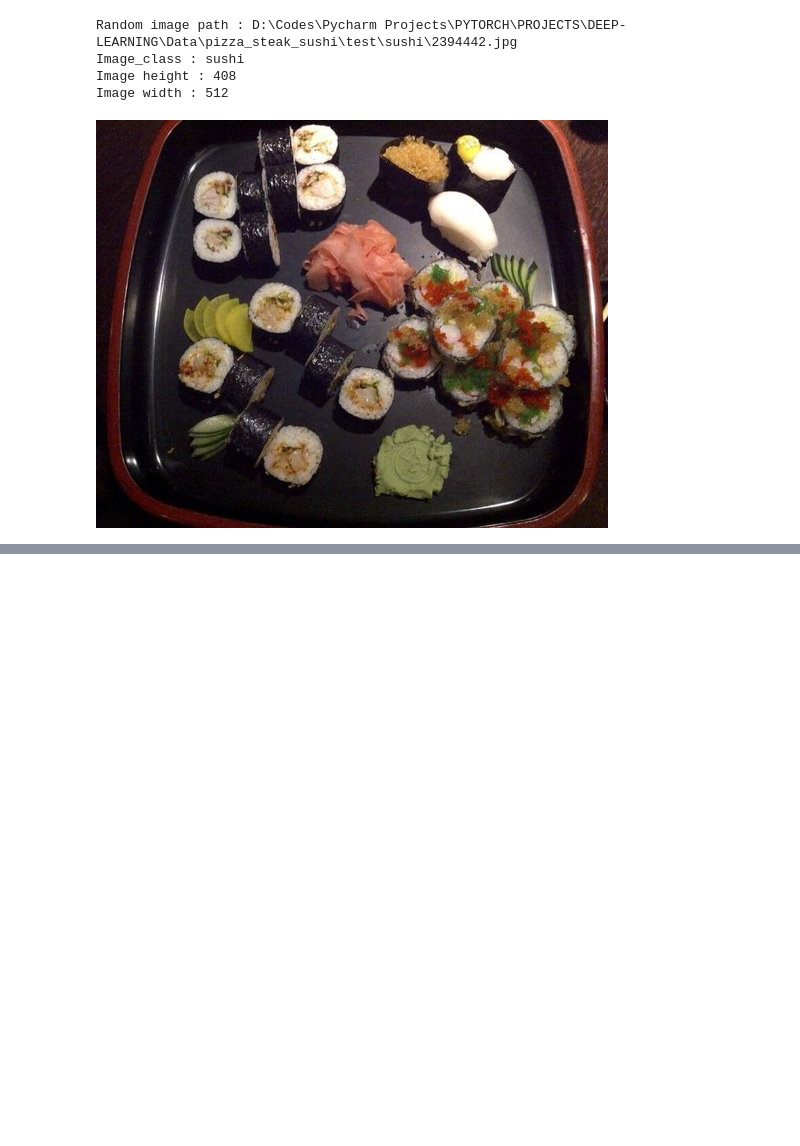
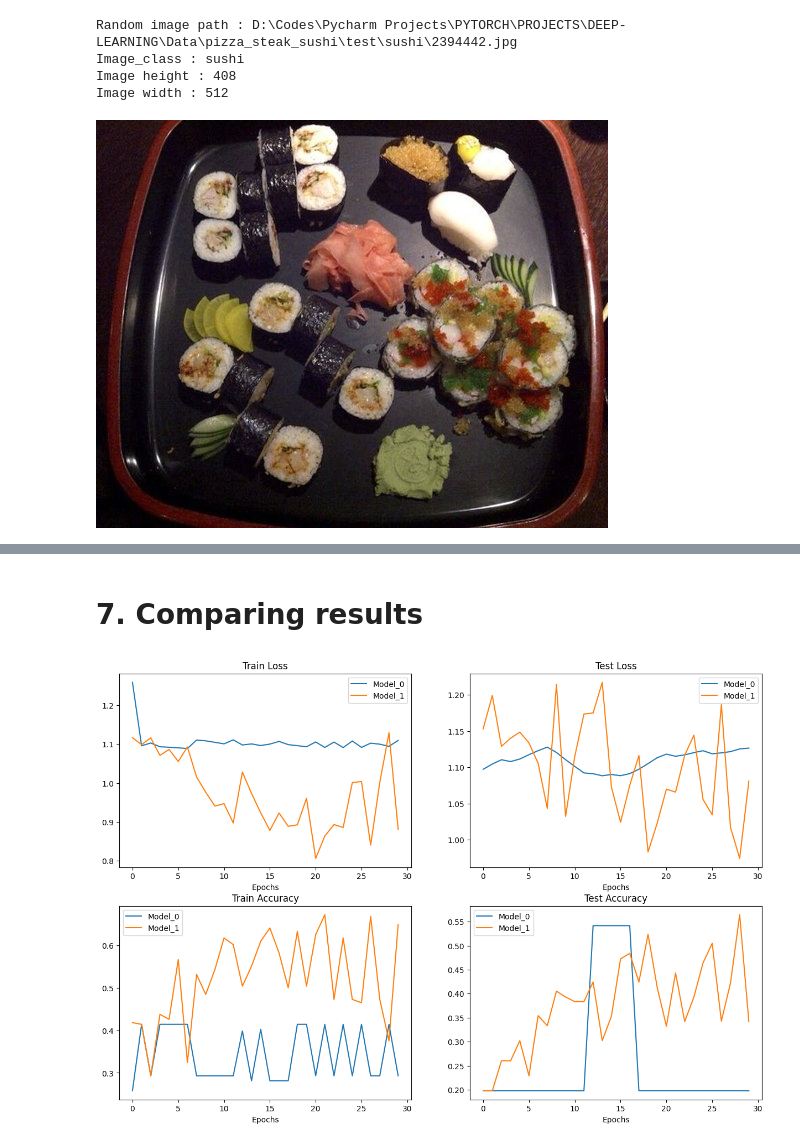
Before and after one commit to Sanket1281/DEEP-LEARNING, a Jupyter notebook: Data-Augmentation.ipynb, the cells around one changed output, grey strips where cells are left out. Cells and saved outputs as stored; diff of their text form; code cells hidden in the pictures; blank space fills up the shorter version.

```diff
--- a/Data-Augmentation.ipynb
+++ b/Data-Augmentation.ipynb
@@ -70,0 +327,14 @@ Image width : 512
+# %%
+Num_epochs = 30
+
+loss_fn = torch.nn.CrossEntropyLoss()
+optimizer = torch.optim.Adam(params = model_1.parameters(), lr = 0.001)
+
+from timeit import default_timer as timer
+start_timer = timer()
+
+model_1_results = train(model = model_1, train_dataloader = train_dataloader_augmented, test_dataloader = test_dataloader_augmented, loss_fn = loss_fn , optimizer = optimizer, epochs = Num_epochs, device = device)
+
+end_timer = timer()
+
+print(f"Total training time : {end_timer - start_timer : .3f} seconds")
@@ -70,0 +425,43 @@ Image width : 512
+# %% [markdown]
+# 7. Comparing results
+# %%
+import pandas as pd
+model_0_df = pd.DataFrame(model_0_results)
+model_1_df = pd.DataFrame(model_1_results)
+# %%
+# Setup the plot
+plt.figure(figsize = (15, 10))
+
+# Get the number of epochs
+epochs = range(len(model_0_df))
+
+# Plot the train loss
+plt.subplot(2, 2, 1)
+plt.plot(epochs, model_0_df["train_loss"], label = "Model_0")
+plt.plot(epochs, model_1_df["train_loss"], label = "Model_1")
+plt.title("Train Loss")
+plt.xlabel("Epochs")
+plt.legend()
+
+plt.subplot(2, 2, 2)
+plt.plot(epochs, model_0_df["test_loss"], label = "Model_0")
+plt.plot(epochs, model_1_df["test_loss"], label = "Model_1")
+plt.title("Test Loss")
+plt.xlabel("Epochs")
+plt.legend()
+
+plt.subplot(2, 2, 3)
+plt.plot(epochs, model_0_df["train_acc"], label = "Model_0")
+plt.plot(epochs, model_1_df["train_acc"], label = "Model_1")
+plt.title("Train Accuracy")
+plt.xlabel("Epochs")
+plt.legend()
+
+plt.subplot(2, 2, 4)
+plt.plot(epochs, model_0_df["test_acc"], label = "Model_0")
+plt.plot(epochs, model_1_df["test_acc"], label = "Model_1")
+plt.title("Test Accuracy")
+plt.xlabel("Epochs")
+plt.legend();
+# %% [output]
+[figure, added]
```
Also changed, not shown: parts of 35 cells of this notebook, 1 other file.
